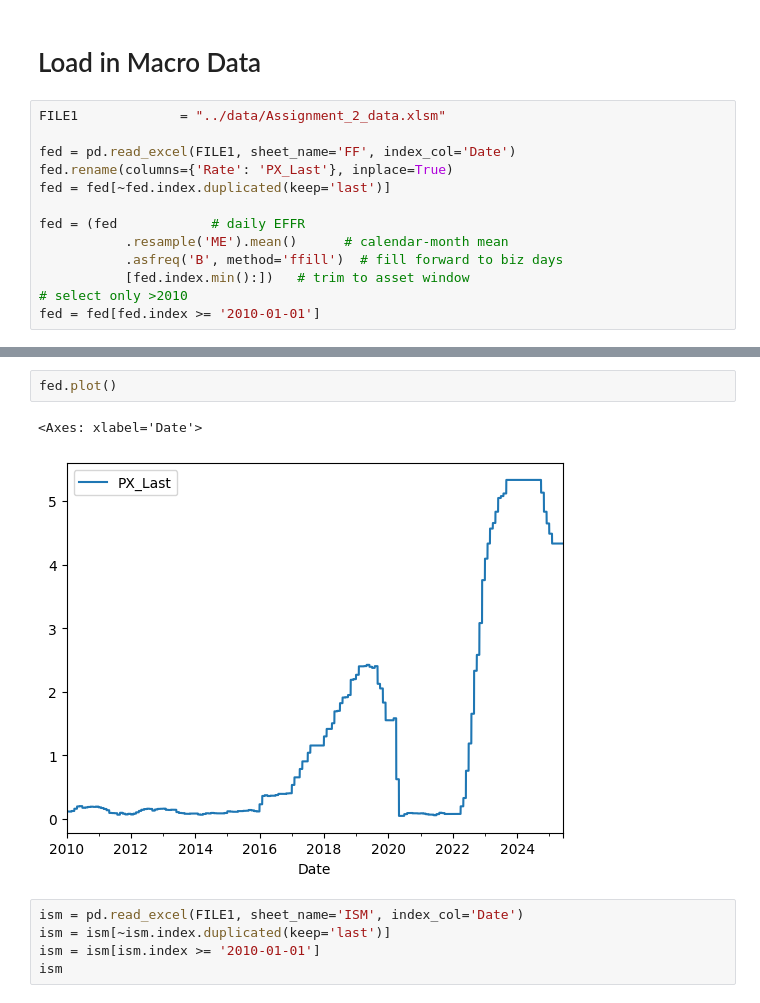
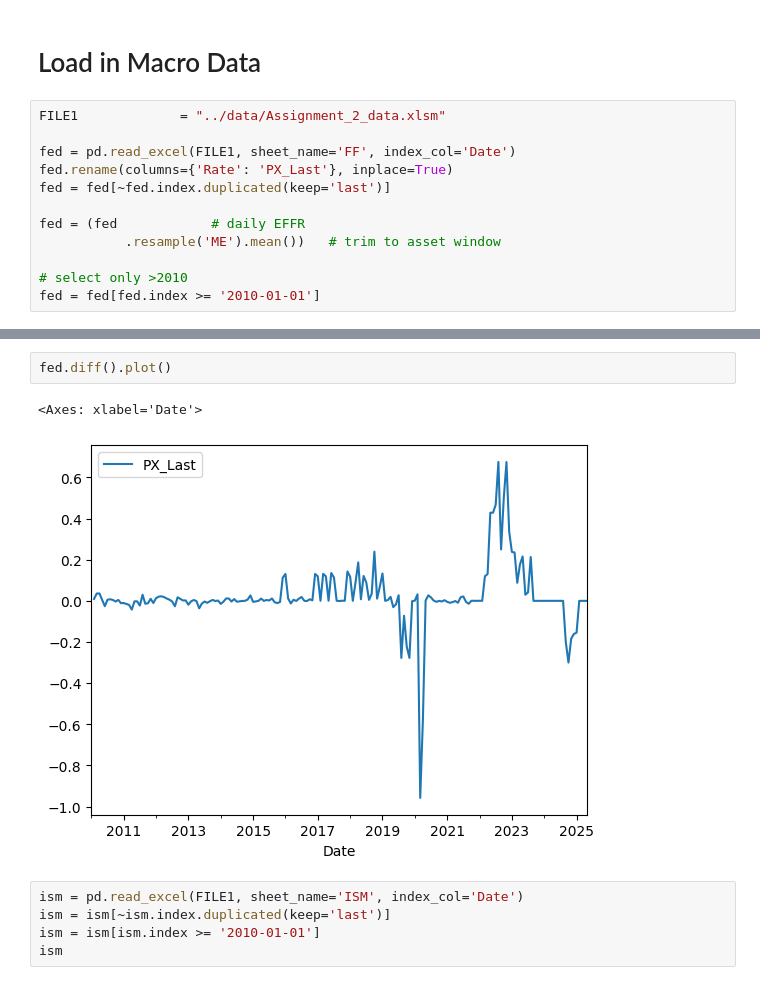
Before and after one commit to Kunj121/MacroFinance_HW2, a Jupyter notebook: hw3/hw_3.ipynb, the cells around one changed output, grey strips where cells are left out. Cells and saved outputs as stored; diff of their text form.

```diff
--- a/hw3/hw_3.ipynb
+++ b/hw3/hw_3.ipynb
@@ -120,8 +130,7 @@ fed.rename(columns={'Rate': 'PX_Last'}, inplace=True)
 fed = fed[~fed.index.duplicated(keep='last')]
 
 fed = (fed            # daily EFFR
-           .resample('ME').mean()      # calendar‑month mean
-           .asfreq('B', method='ffill')  # fill forward to biz days
-           [fed.index.min():])   # trim to asset window
+           .resample('ME').mean())   # trim to asset window
+
 # select only >2010
 fed = fed[fed.index >= '2010-01-01']
@@ -128,8 +147,8 @@ fed = fed[fed.index >= '2010-01-01']
 # %%
-fed.plot()
+fed.diff().plot()
 # %% [output]
 <Axes: xlabel='Date'>
-[figure, old version]
+[figure, new version]
 # %%
 ism = pd.read_excel(FILE1, sheet_name='ISM', index_col='Date')
 ism = ism[~ism.index.duplicated(keep='last')]
```
Also changed, not shown: parts of 6 cells of this notebook.
